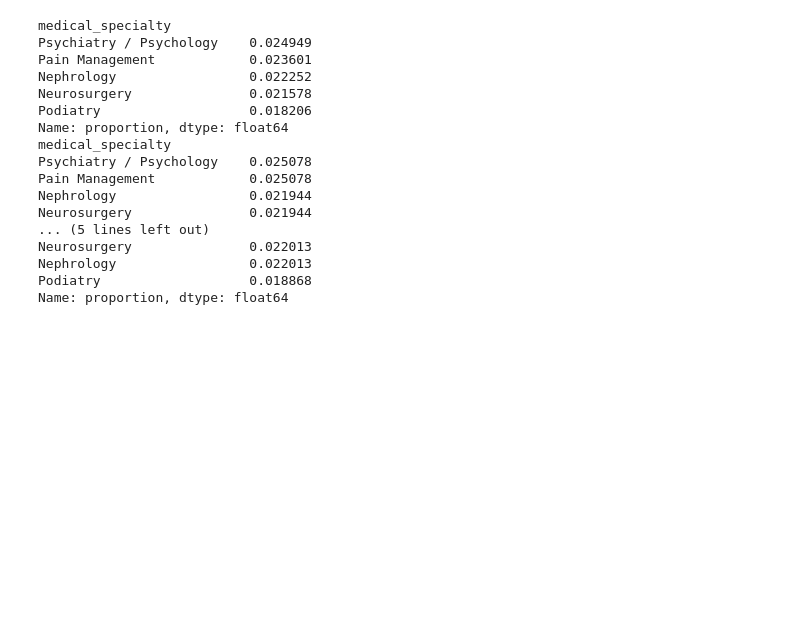
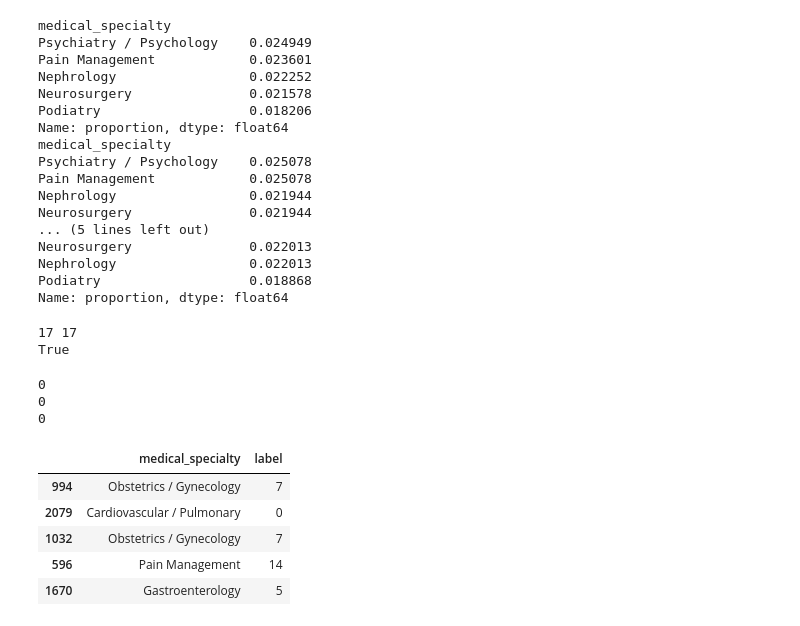
Before and after one commit to AndrewIsk/clinical-routing-agent, a Jupyter notebook: LLM_Model_+_RAG_+_AWS_Deployment.ipynb, the cells around one changed output. Saved outputs shown, nothing was run; the diff lists cells and outputs as text; code cells hidden in the pictures; blank space fills up the shorter version.

```diff
--- a/LLM_Model_+_RAG_+_AWS_Deployment.ipynb
+++ b/LLM_Model_+_RAG_+_AWS_Deployment.ipynb
@@ -74,0 +133,27 @@ Name: proportion, dtype: float64
+# %%
+print(len(label2id), len(id2label))
+print(all(id2label[label2id[k]] == k for k in label2id))
+# %% [output]
+17 17
+True
+# %%
+train_df['label'] = train_df['medical_specialty'].map(label2id)
+val_df['label'] = val_df['medical_specialty'].map(label2id)
+test_df['label'] = test_df['medical_specialty'].map(label2id)
+
+print(train_df['label'].isna().sum())
+print(val_df['label'].isna().sum())
+print(test_df['label'].isna().sum())
+# %% [output]
+0
+0
+0
+# %%
+train_df[['medical_specialty', 'label']].head()
+# %% [output]
+|  | medical_specialty | label |
+| 994 | Obstetrics / Gynecology | 7 |
+| 2079 | Cardiovascular / Pulmonary | 0 |
+| 1032 | Obstetrics / Gynecology | 7 |
+| 596 | Pain Management | 14 |
+| 1670 | Gastroenterology | 5 |
```
Also changed, not shown: parts of 8 cells of this notebook.
